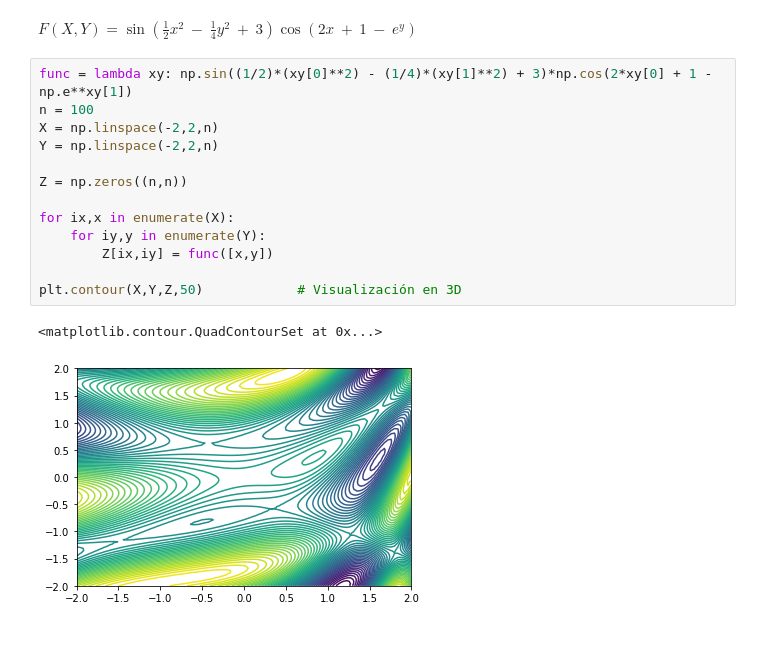
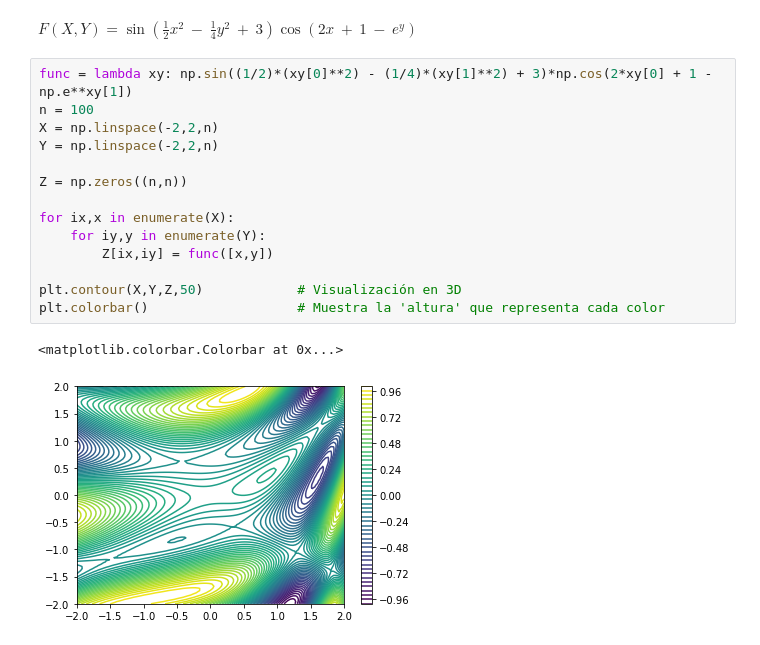
Before and after one commit to Gamapro/Pandas-Numpy-y-Matplotlib-Tutorial, a Jupyter notebook: Numpy, Pandas y Matplotlib.ipynb, the cells around one changed output. Drawn from its saved outputs; the diff is of its cells as text.

```diff
--- a/Numpy, Pandas y Matplotlib.ipynb
+++ b/Numpy, Pandas y Matplotlib.ipynb
@@ -528,16 +527,17 @@ $ F(X,Y) = \sin(\frac{1}{2}x^2\ -\ \frac{1}{4}y^2\ +\ 3)\cos(2x\ +\ 1\ -\ e^y)$
 # %%
 func = lambda xy: np.sin((1/2)*(xy[0]**2) - (1/4)*(xy[1]**2) + 3)*np.cos(2*xy[0] + 1 - np.e**xy[1])
 n = 100
 X = np.linspace(-2,2,n)
 Y = np.linspace(-2,2,n)
 
 Z = np.zeros((n,n))
 
 for ix,x in enumerate(X):
     for iy,y in enumerate(Y):
         Z[ix,iy] = func([x,y])
 
 plt.contour(X,Y,Z,50)            # Visualización en 3D
+plt.colorbar()                   # Muestra la 'altura' que representa cada color
 # %% [output]
-<matplotlib.contour.QuadContourSet at 0x...>
+<matplotlib.colorbar.Colorbar at 0x...>
-[figure, old version]
+[figure, new version]
```
Also changed, not shown: parts of 3 cells of this notebook.
